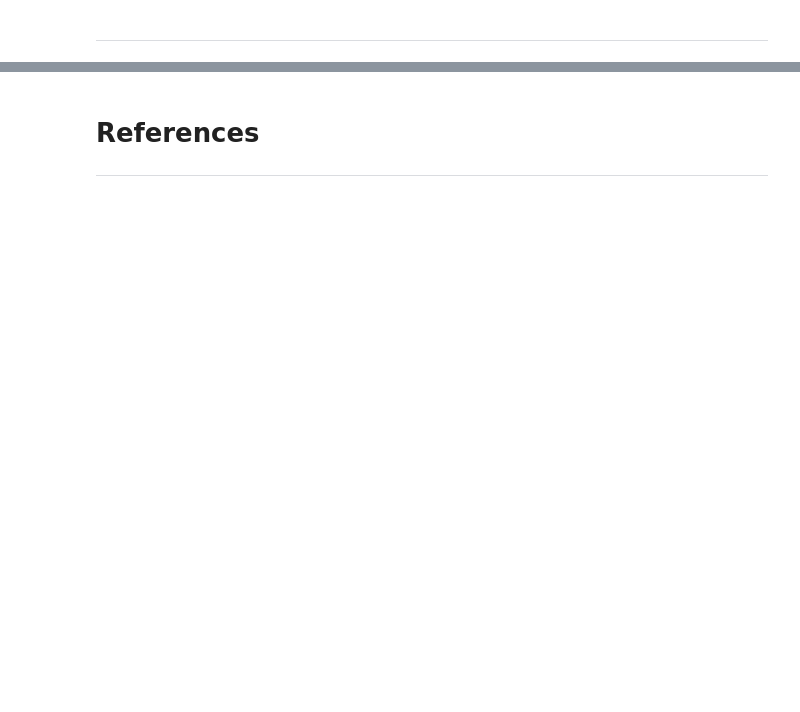
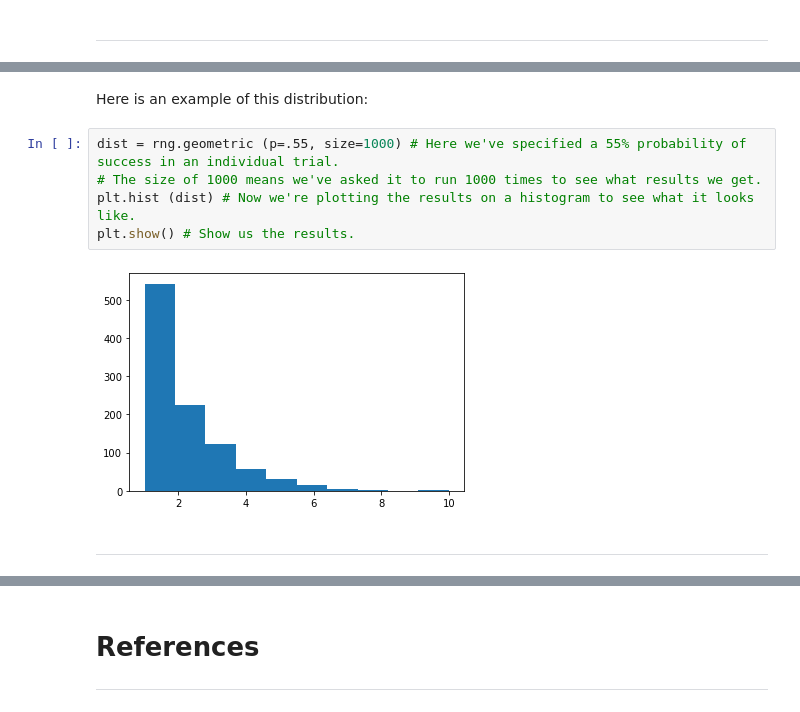
Before and after one commit to amandamurray2021/programming-for-data-analysis, a Jupyter notebook: numpy-random.ipynb, the cells around one changed output, grey strips where cells are left out. Cells and saved outputs as stored; diff of their text form; blank space fills up the shorter version.

```diff
--- a/numpy-random.ipynb
+++ b/numpy-random.ipynb
@@ -340,3 +484,14 @@ https://numpy.org/doc/stable/reference/random/generator.html#distributions
+# %% [markdown]
+Here is an example of this distribution:
+# %%
+dist = rng.geometric (p=.55, size=1000) # Here we've specified a 55% probability of success in an individual trial.
+# The size of 1000 means we've asked it to run 1000 times to see what results we get.
+plt.hist (dist) # Now we're plotting the results on a histogram to see what it looks like.
+plt.show() # Show us the results.
+# %% [output]
+[figure, added]
+# %% [markdown]
+***
 # %% [markdown]
 * **Normal**
 
```
Also changed, not shown: parts of 70 cells of this notebook.
